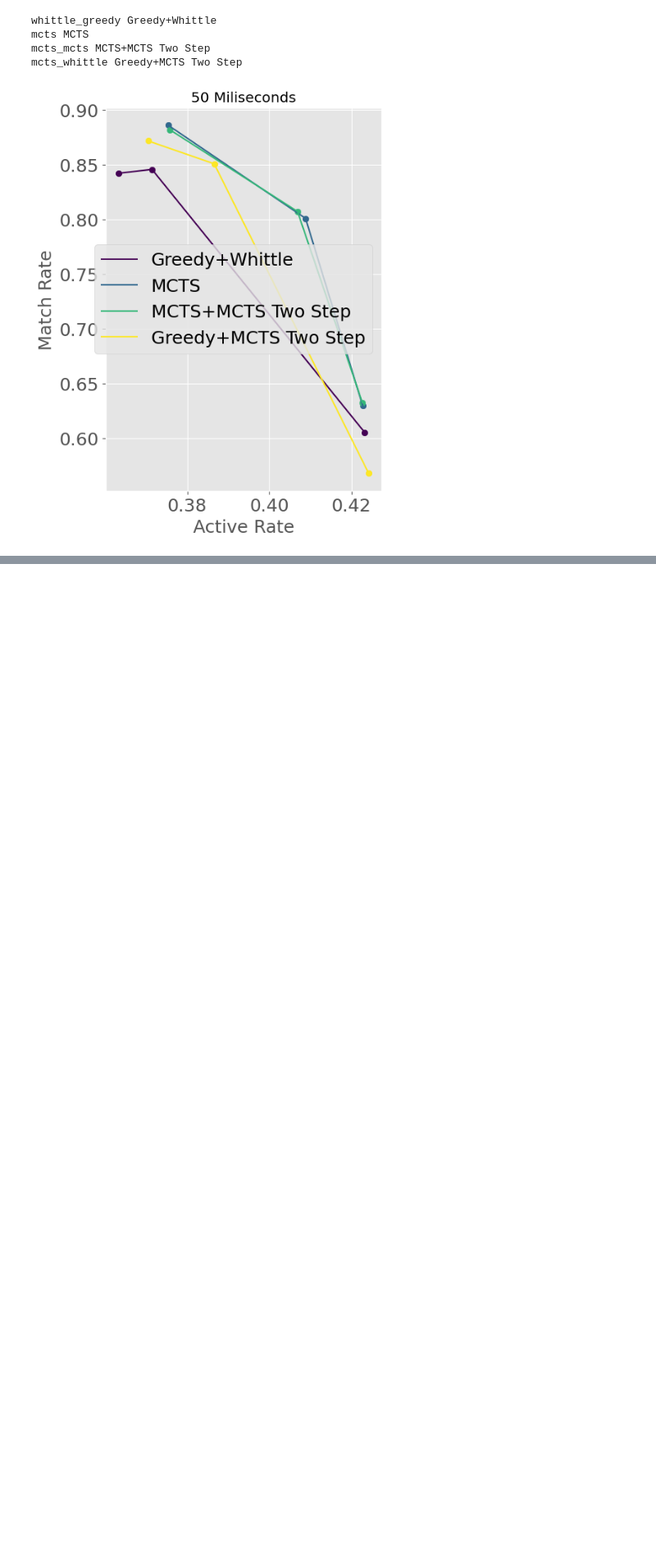
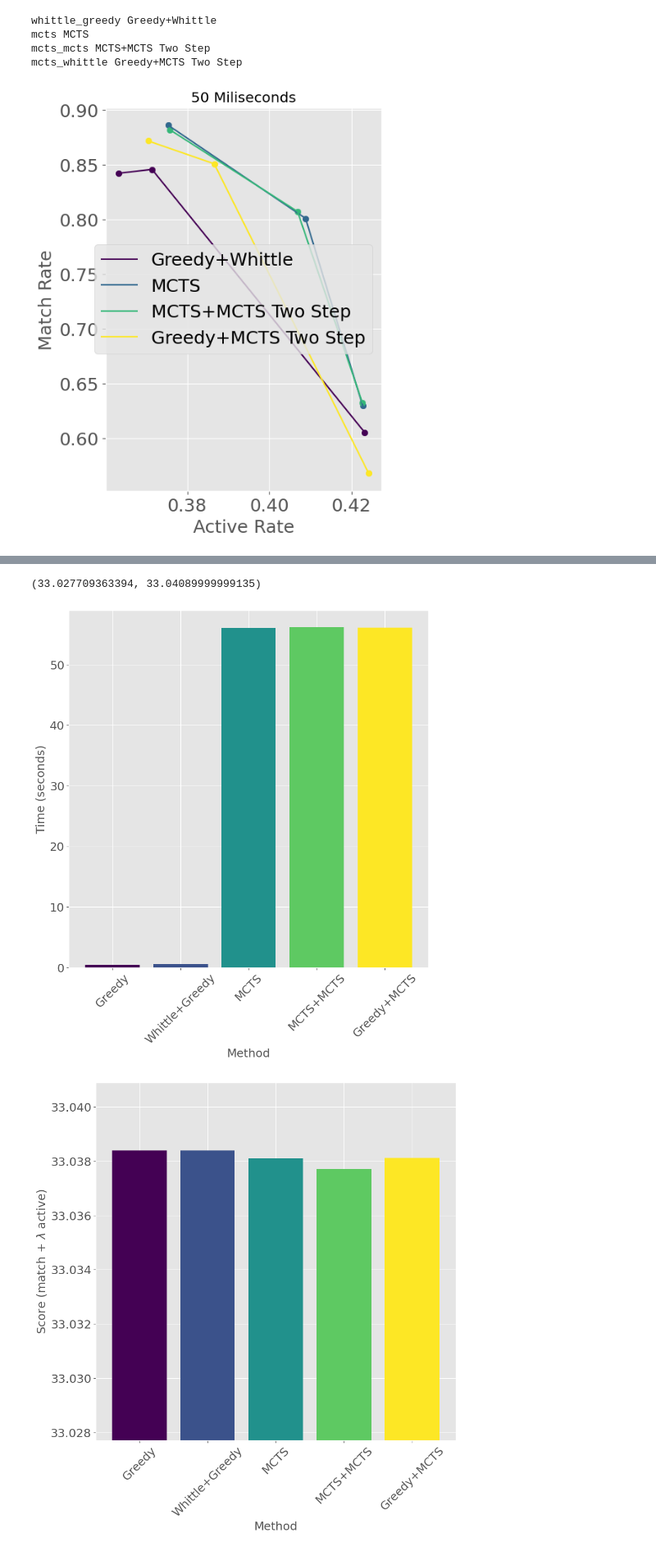
Before and after one commit to naveenr414/food-rescue-rmab, a Jupyter notebook: scripts/Plotting.ipynb, the cells around one changed output, grey strips where cells are left out. Shown at 82% size. Drawn from its saved outputs; the diff is of its cells as text; code cells hidden in the pictures; blank space fills up the shorter version.

```diff
--- a/scripts/Plotting.ipynb
+++ b/scripts/Plotting.ipynb
@@ -830,0 +857,27 @@ mcts_whittle Greedy+MCTS Two Step
+# %%
+names = ["greedy","whittle_greedy","mcts","mcts_mcts","mcts_whittle"]
+nice_names = ["Greedy","Whittle+Greedy","MCTS","MCTS+MCTS","Greedy+MCTS"]
+
+combined = get_results_matching_parameters("combined_large","time",{})
+data = process_zero_parameter_data(combined)
+colors = plt.cm.viridis(np.linspace(0, 1, len(nice_names)))
+time_data = [data["{}_time".format(i)] for i in names]
+score_data = [data["{}_score".format(i)] for i in names]
+fig, ax = plt.subplots(figsize=(10,10))
+for i in range(len(time_data)):
+    ax.bar(i, time_data[i], color=colors[i],label=nice_names[i])
+plt.xlabel("Method")
+plt.xticks(list(range(len(nice_names))),labels=nice_names,rotation=45)
+plt.ylabel("Time (seconds)")
+
+fig, ax = plt.subplots(figsize=(10,10))
+for i in range(len(time_data)):
+    ax.bar(i, score_data[i], color=colors[i],label=nice_names[i])
+plt.xlabel("Method")
+plt.xticks(list(range(len(nice_names))),labels=nice_names,rotation=45)
+plt.ylabel("Score (match + $\lambda$ active)")
+plt.ylim([min(score_data)-.01,max(score_data)+.0025])
+# %% [output]
+(33.027709363394, 33.04089999999135)
+[figure, added]
+[figure, added]
```
Also changed, not shown: parts of 3 cells of this notebook, 6 other files.
